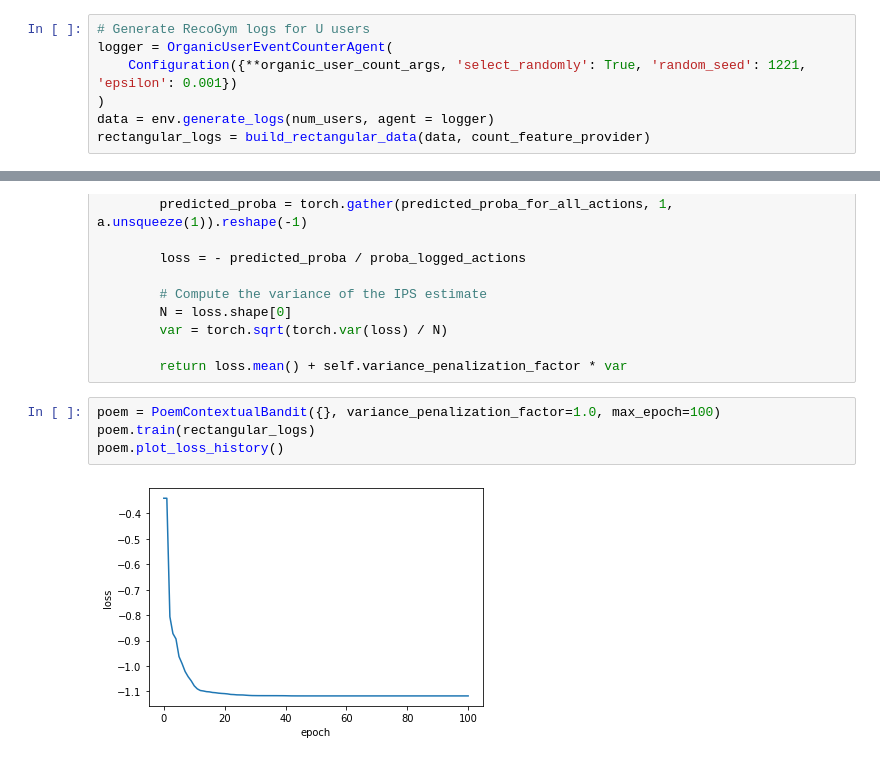
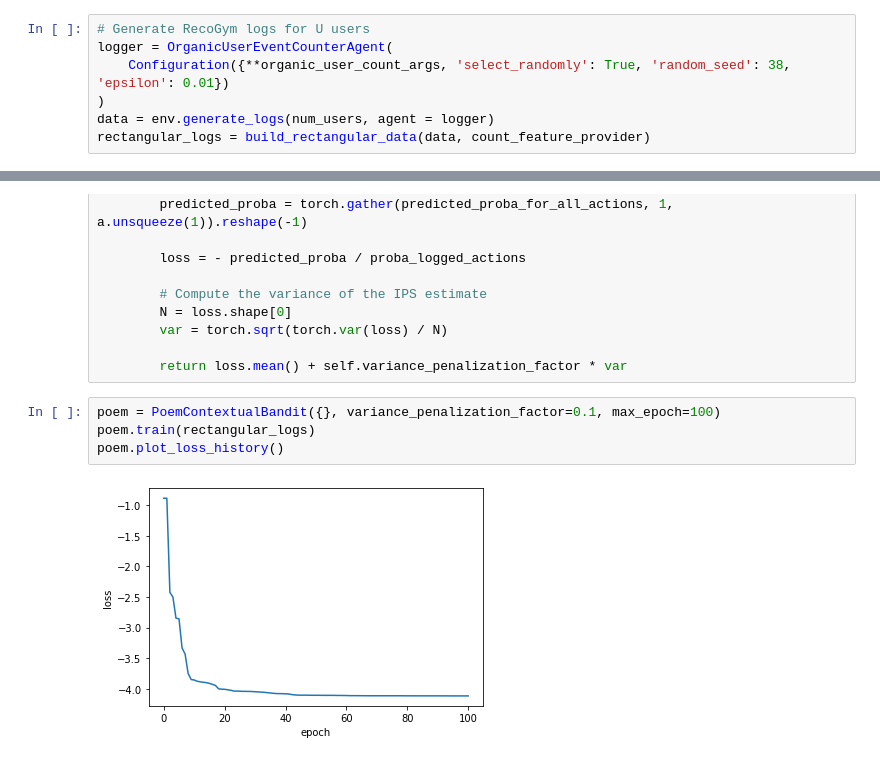
Before and after one commit to criteo-research/bandit-reco, a Jupyter notebook: notebooks/agents_evaluation.ipynb, the cells around one changed output, grey strips where cells are left out. Saved outputs shown, nothing was run; the diff lists cells and outputs as text.

```diff
--- a/notebooks/agents_evaluation.ipynb
+++ b/notebooks/agents_evaluation.ipynb
@@ -313,7 +323,7 @@ What happens if we sample the data differently, for example with a popularity ag
 # %%
 # Generate RecoGym logs for U users
 logger = OrganicUserEventCounterAgent(
-    Configuration({**organic_user_count_args, 'select_randomly': True, 'random_seed': 1221, 'epsilon': 0.001})
+    Configuration({**organic_user_count_args, 'select_randomly': True, 'random_seed': 38, 'epsilon': 0.01})
 )
 data = env.generate_logs(num_users, agent = logger)
 rectangular_logs = build_rectangular_data(data, count_feature_provider)
@@ -529,11 +538,11 @@ class PoemContextualBandit(VanillaContextualBandit):
 
         return loss.mean() + self.variance_penalization_factor * var
 # %%
-poem = PoemContextualBandit({}, variance_penalization_factor=1.0, max_epoch=100)
+poem = PoemContextualBandit({}, variance_penalization_factor=0.1, max_epoch=100)
 poem.train(rectangular_logs)
 poem.plot_loss_history()
 # %% [output]
-[figure, old version]
+[figure, new version]
 # %%
 result_AB = pd.concat([result_AB, verify_agents(env, N_USERS_AB_TEST, {f'POEM': poem})])
 plot_verify_agents(result_AB)
```
Also changed, not shown: parts of 10 cells of this notebook.
